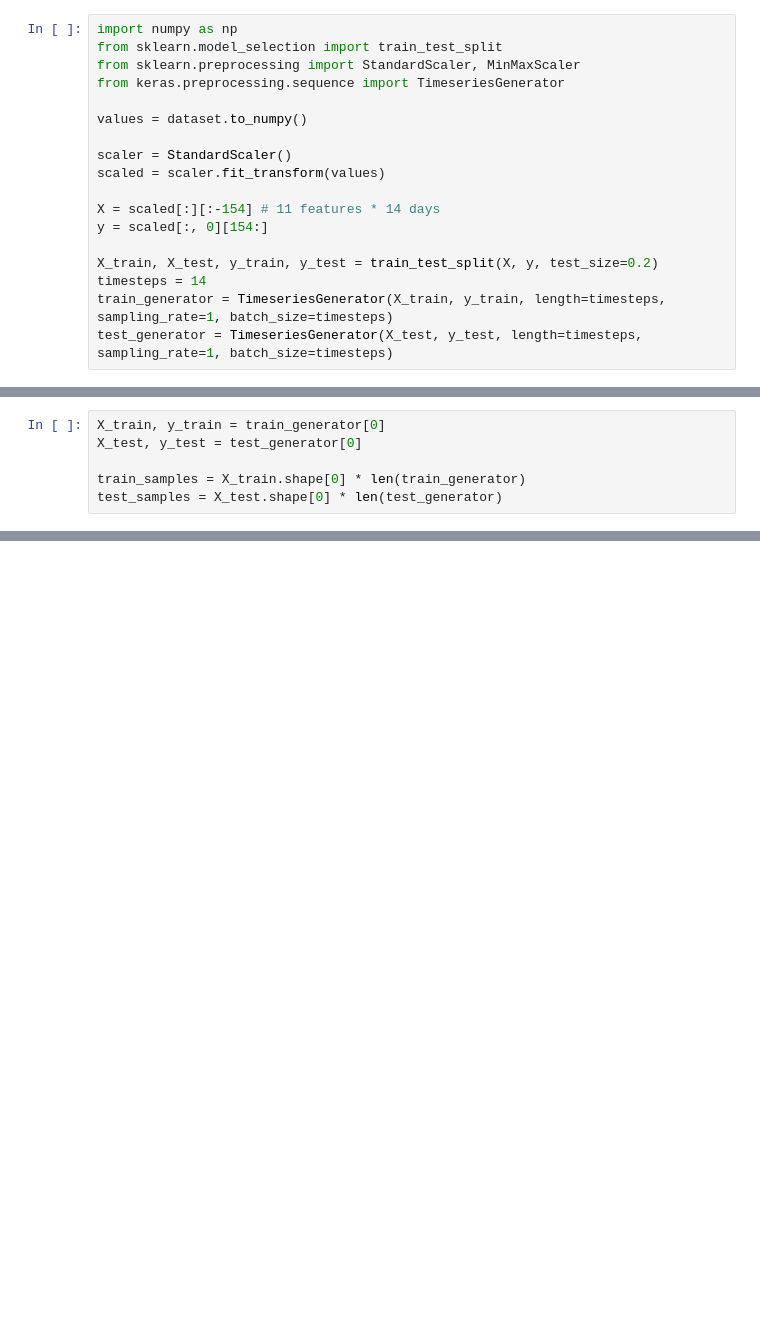
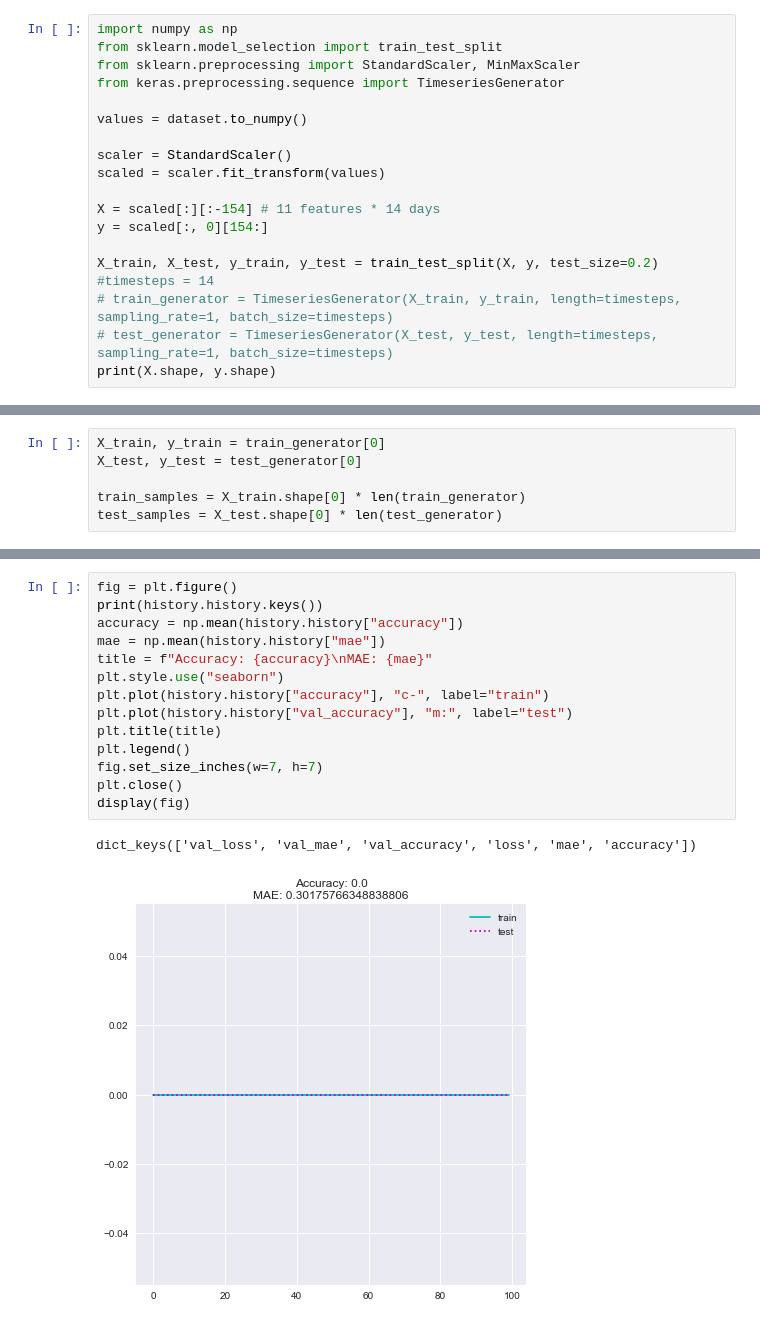
Before and after one commit to antoniouaa/msc_thesis, a Jupyter notebook: src/lstm/multivariate_pred.ipynb, the cells around one changed output, grey strips where cells are left out. Drawn from its saved outputs; the diff is of its cells as text; blank space fills up the shorter version.

```diff
--- a/src/lstm/multivariate_pred.ipynb
+++ b/src/lstm/multivariate_pred.ipynb
@@ -40,6 +40,7 @@ X = scaled[:][:-154] # 11 features * 14 days
 y = scaled[:, 0][154:]
 
 X_train, X_test, y_train, y_test = train_test_split(X, y, test_size=0.2)
-timesteps = 14
-train_generator = TimeseriesGenerator(X_train, y_train, length=timesteps, sampling_rate=1, batch_size=timesteps)
-test_generator = TimeseriesGenerator(X_test, y_test, length=timesteps, sampling_rate=1, batch_size=timesteps)
+#timesteps = 14
+# train_generator = TimeseriesGenerator(X_train, y_train, length=timesteps, sampling_rate=1, batch_size=timesteps)
+# test_generator = TimeseriesGenerator(X_test, y_test, length=timesteps, sampling_rate=1, batch_size=timesteps)
+print(X.shape, y.shape)
@@ -115,0 +128,17 @@ fig.savefig(f"C:\\Users\\anton\\Documents\\antoniouaa\\msc_thesis\\assets\\ALL_T
+# %%
+fig = plt.figure()
+print(history.history.keys())
+accuracy = np.mean(history.history["accuracy"])
+mae = np.mean(history.history["mae"])
+title = f"Accuracy: {accuracy}\nMAE: {mae}"
+plt.style.use("seaborn")
+plt.plot(history.history["accuracy"], "c-", label="train")
+plt.plot(history.history["val_accuracy"], "m:", label="test")
+plt.title(title)
+plt.legend()
+fig.set_size_inches(w=7, h=7)
+plt.close()
+display(fig)
+# %% [output]
+dict_keys(['val_loss', 'val_mae', 'val_accuracy', 'loss', 'mae', 'accuracy'])
+[figure, added]
```
Also changed, not shown: parts of 5 cells of this notebook, 19 other files.
